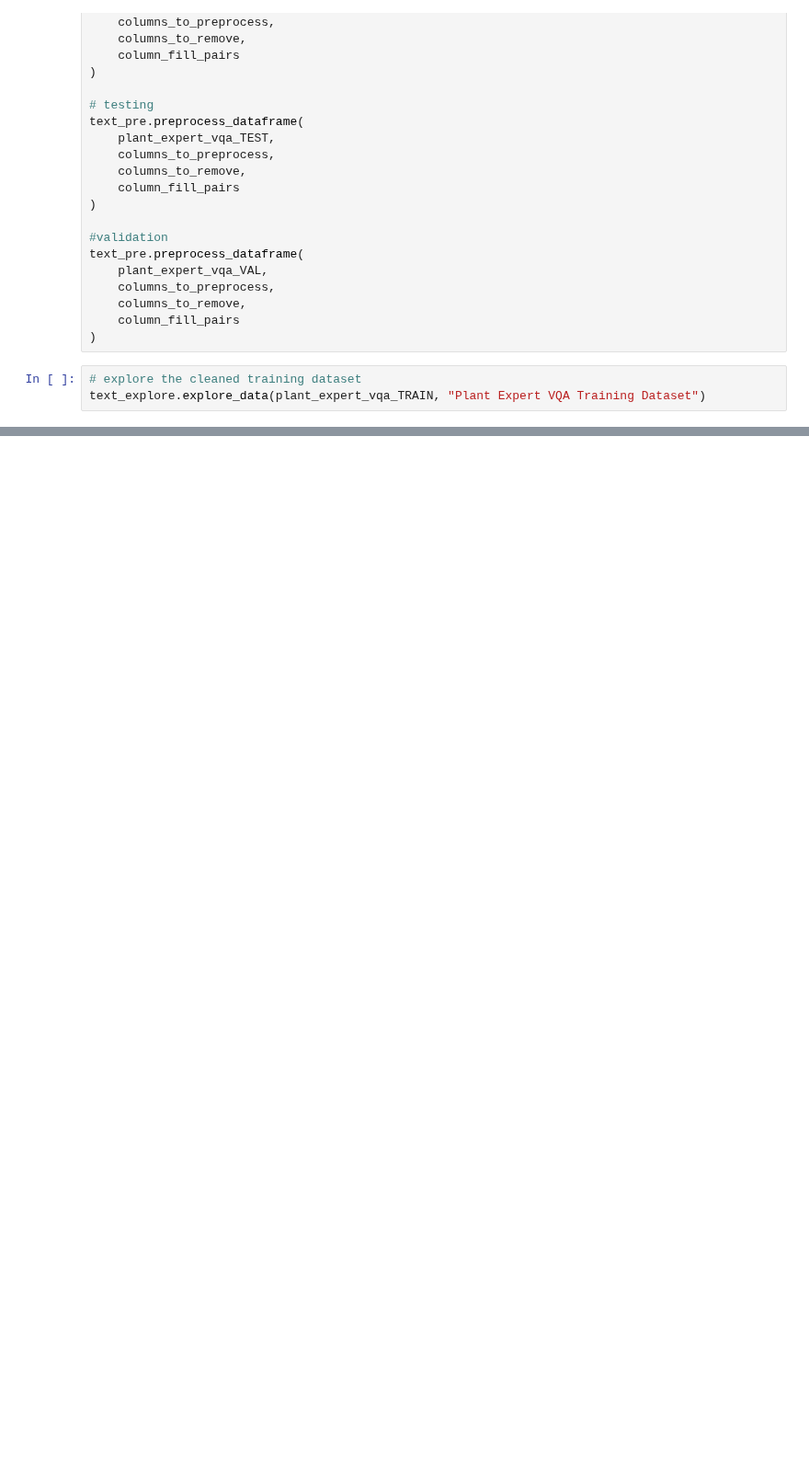
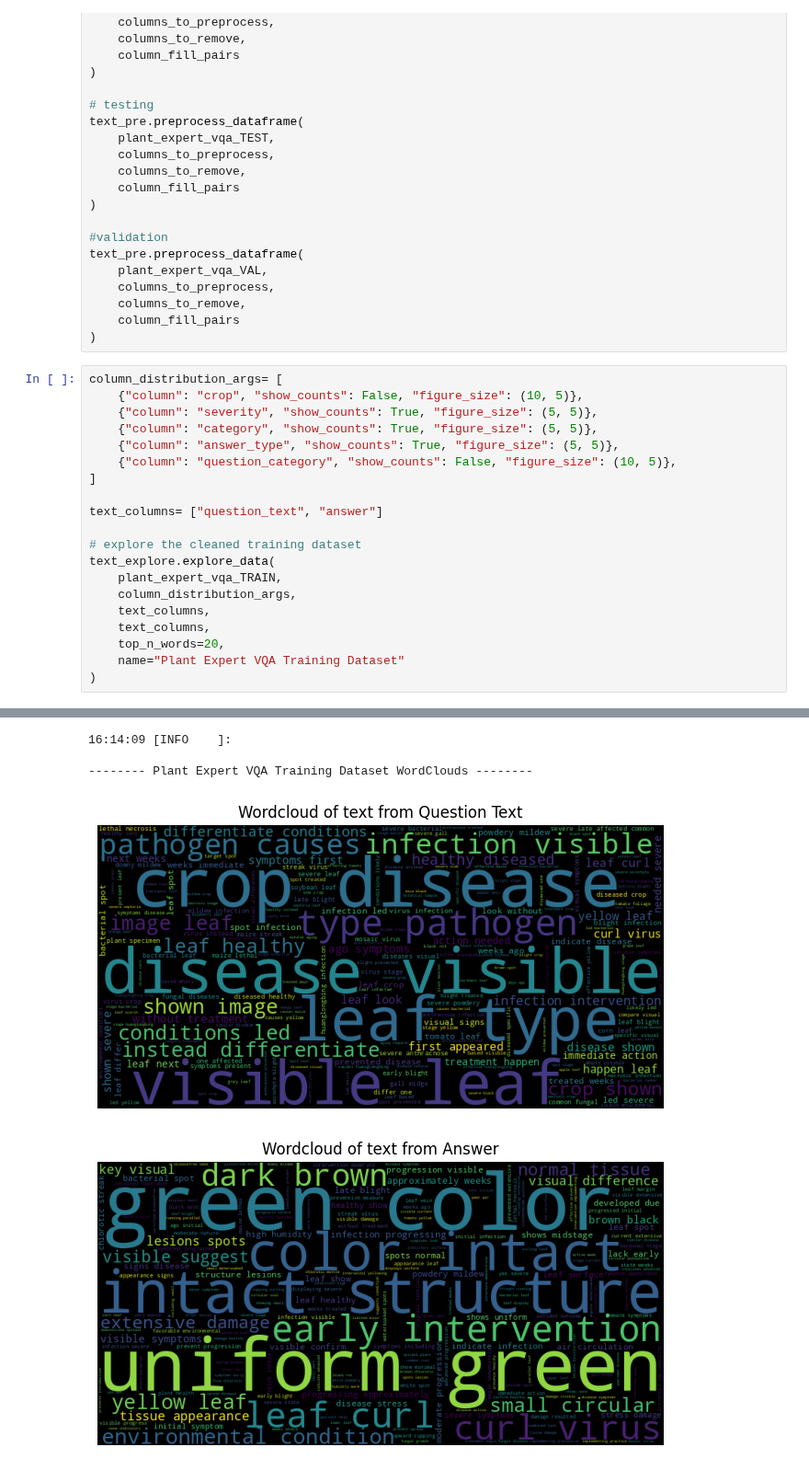
Before and after one commit to KylerYohnPsu/PlantQA, a Jupyter notebook: Capstone_Executables.ipynb, the cells around one changed output, grey strips where cells are left out. Shown at 92% size. Cells and saved outputs as stored; diff of their text form; blank space fills up the shorter version.

```diff
--- a/Capstone_Executables.ipynb
+++ b/Capstone_Executables.ipynb
@@ -98,8 +79,25 @@ text_pre.preprocess_dataframe(
     column_fill_pairs
 )
 # %%
+column_distribution_args= [
+    {"column": "crop", "show_counts": False, "figure_size": (10, 5)},
+    {"column": "severity", "show_counts": True, "figure_size": (5, 5)},
+    {"column": "category", "show_counts": True, "figure_size": (5, 5)},
+    {"column": "answer_type", "show_counts": True, "figure_size": (5, 5)},
+    {"column": "question_category", "show_counts": False, "figure_size": (10, 5)},
+]
+
+text_columns= ["question_text", "answer"]
+
 # explore the cleaned training dataset
-text_explore.explore_data(plant_expert_vqa_TRAIN, "Plant Expert VQA Training Dataset")
+text_explore.explore_data(
+    plant_expert_vqa_TRAIN,
+    column_distribution_args,
+    text_columns,
+    text_columns,
+    top_n_words=20,
+    name="Plant Expert VQA Training Dataset"
+)
 # %% [output]
 <class 'pandas.core.frame.DataFrame'>
 RangeIndex: 535881 entries, 0 to 535880
@@ -120,0 +124,5 @@ Data columns (total 12 columns):
+16:14:09 [INFO    ]:
+
+-------- Plant Expert VQA Training Dataset WordClouds --------
+[figure, added]
+[figure, added]
```
Also changed, not shown: parts of 7 cells of this notebook, 2 other files.
